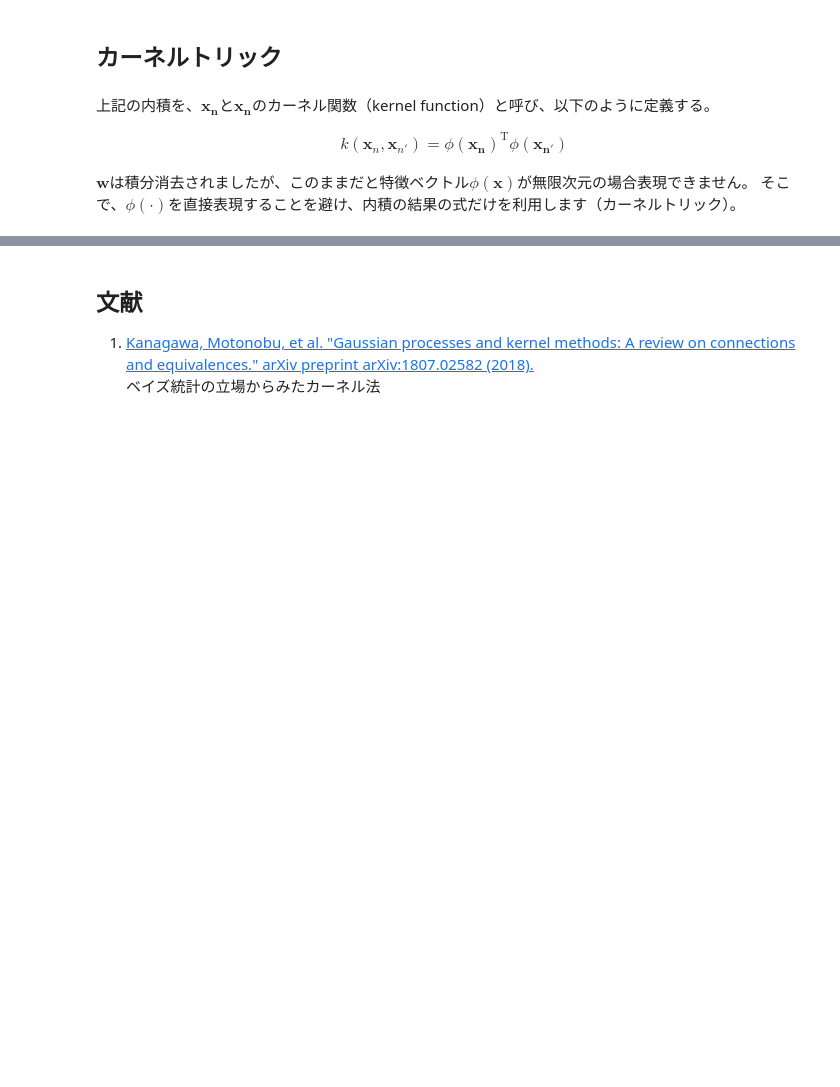
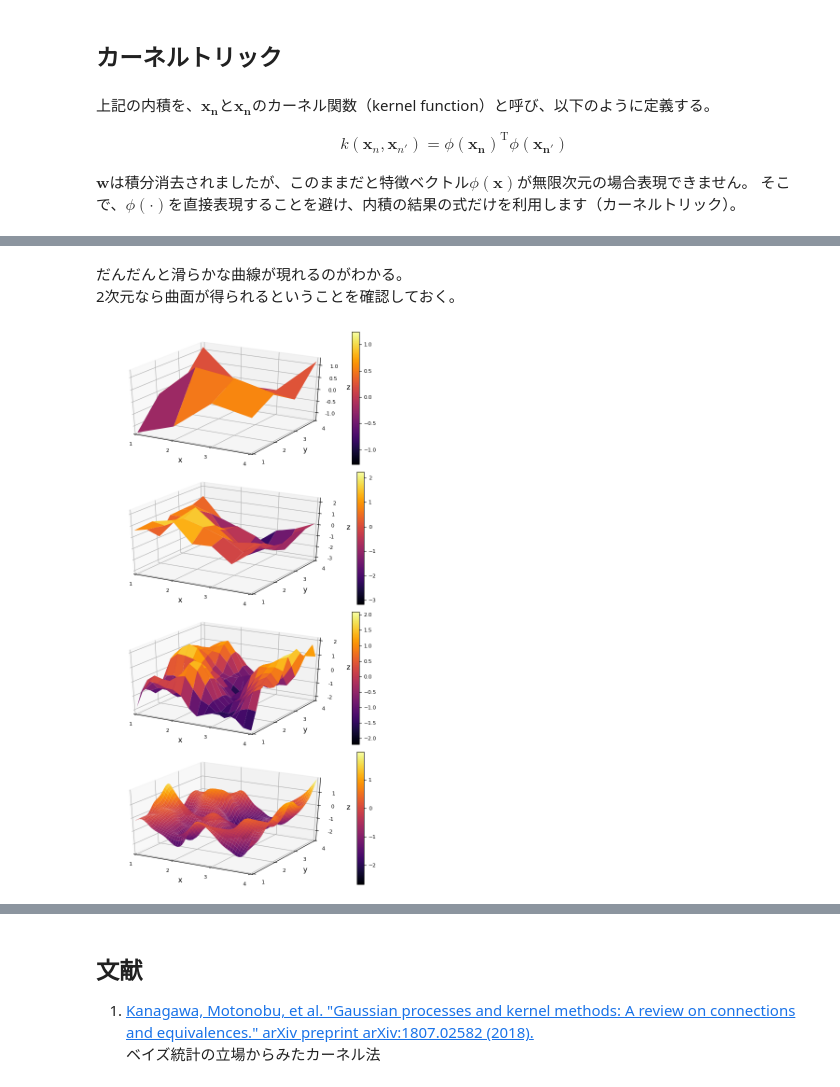
Before and after one commit to sunbluesome/sunbluesome.github.io, a Jupyter notebook: GaussianProcess/chap3.ipynb, the cells around one changed output, grey strips where cells are left out. Cells and saved outputs as stored; diff of their text form; code cells hidden in the pictures; blank space fills up the shorter version.

```diff
--- a/GaussianProcess/chap3.ipynb
+++ b/GaussianProcess/chap3.ipynb
@@ -86,0 +199,28 @@ $\boldsymbol{w}$は積分消去されましたが、このままだと特徴ベ
+# %% [markdown]
+だんだんと滑らかな曲線が現れるのがわかる。
+2次元なら曲面が得られるということを確認しておく。
+# %%
+params = [1.,1.]
+kernel(x₁, x₂) = kernel_rbf(x₁, x₂, params)
+
+num_samples=[4,7,16,50]
+P = []
+for i=num_samples
+    x = range(1,stop=4,length=i)
+    y = range(1,stop=4,length=i)
+    N = length(x)
+    xx = hcat([[i,j] for i in x for j in y]...)
+
+    z = reshape(gp(xx, kernel), (length(y)), length(x))
+
+    xlim = (minimum(x)-0.1, maximum(x)+0.1)
+    ylim = (minimum(x)-0.1, maximum(x)+0.1)
+    diff_x = xlim[2]-xlim[1]
+    diff_y = ylim[2]-ylim[1]
+    aspect_ratio = diff_x/diff_y
+    p1 = plot(x, y, z, st=:surface, label=L"$y$", xlabel=:x, ylabel=:y, zlabel=:z)
+    push!(P, p1)
+end
+plot(P..., size=(600,300*length(num_samples)), margin=3mm, layout=(length(num_samples),1))
+# %% [output]
+[figure, added]
```
Also changed, not shown: parts of 19 cells of this notebook.
